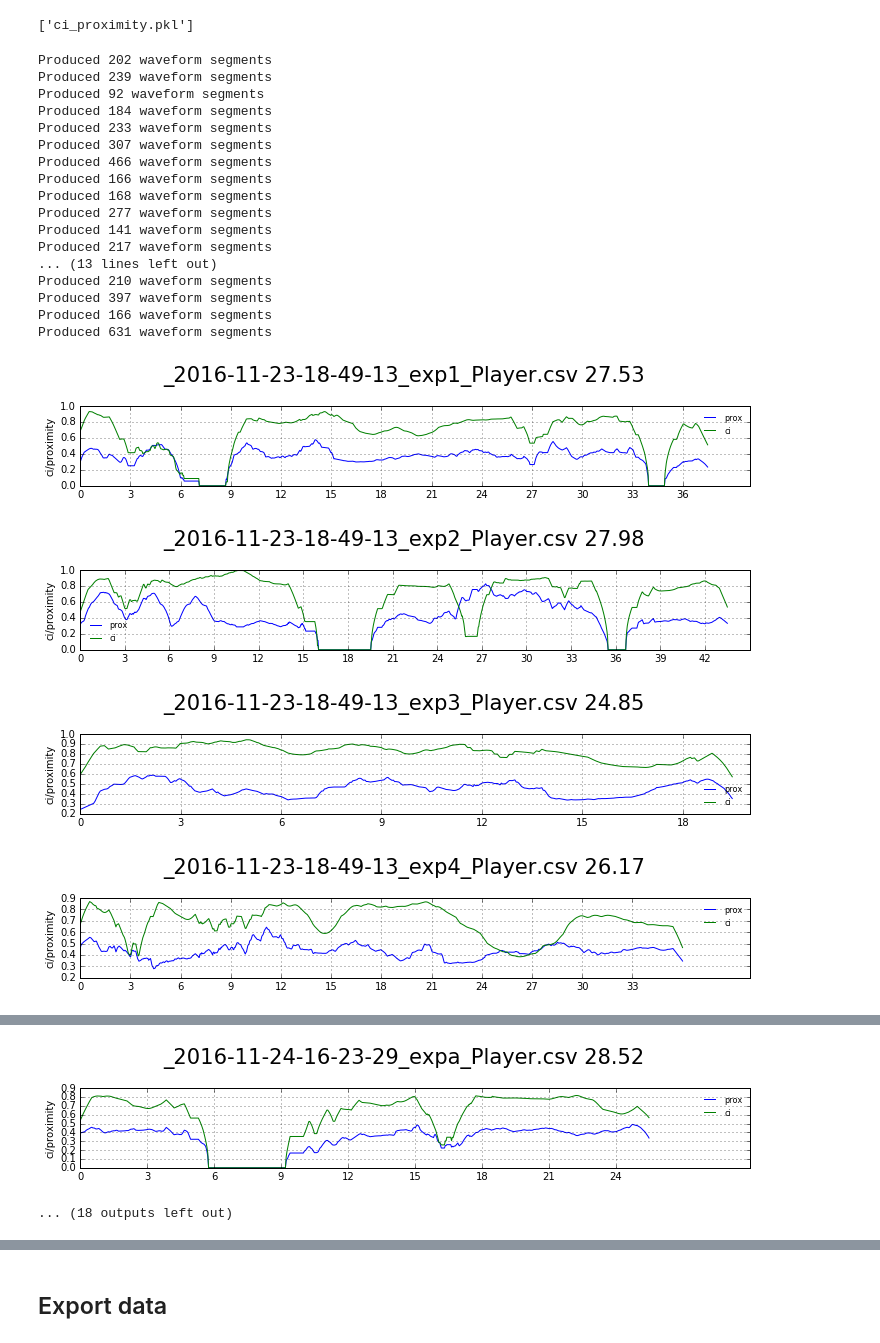
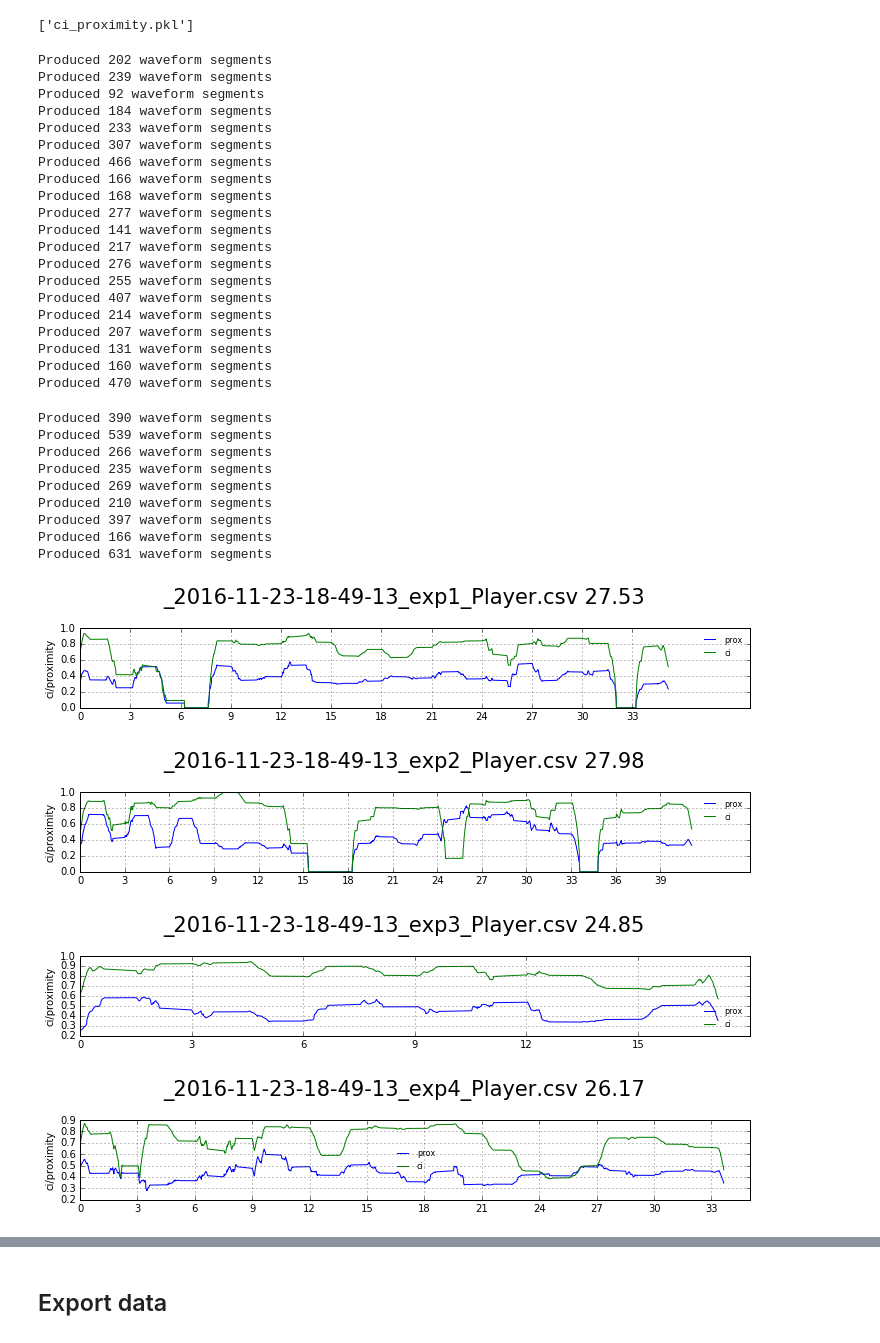
Before and after one commit to ewerlopes/phd_robogame, a Jupyter notebook: notebooks/distance_ci_analysis.ipynb, the cells around one changed output, grey strips where cells are left out. Drawn from its saved outputs; the diff is of its cells as text; code cells hidden in the pictures.

```diff
--- a/notebooks/distance_ci_analysis.ipynb
+++ b/notebooks/distance_ci_analysis.ipynb
@@ -266,7 +304,7 @@ file_frequences = pickle.load(filehandler)
 filehandler.close()
 
 ## Extracts energy features and deviation from the data
-def activita(df,freq):
+def activita(df,freq, time):
     result = []
 
     font = {'family': 'serif',
@@ -323,8 +361,8 @@ def activita(df,freq):
 
             comb_std.append(np.mean([proximity_std,ci_std]))
 
-        #
-        t  = np.linspace(0,N_samps*(1/Fs),N_samps) # N_samps*T (#samples x sample period) is the signal time.
+        t  = df['time'][f_number][0]
+        #t  = np.linspace(0,N_samps*(1/Fs),N_samps) # N_samps*T (#samples x sample period) is the signal time.
 
 
         #print (len(the_data_x)/4) -8
@@ -440,10 +478,13 @@ files_arm = getListOfFiles(arm_csv_dir, ".csv")
 #print ">> {} CSV Files found:\n".format(len(files_arm))
 #print json.dumps(files_arm)
 # %%
-proximity, ci, freq = processFiles(files,csv_dir)
+time_all = getTimeline(files,csv_dir)
+proximity, ci, freq, time = processFiles(files,csv_dir)
 # %%
 dic = {'ci'   :[c[0] for c in ci],
        'proximity'   :[p[0] for p in proximity],
        'file':[f[1] for f in ci],
-       'freq': freq}
-arm_df = pd.DataFrame(dic, columns=['ci','proximity','file', 'freq'])
+       'freq': freq,
+       'time': time
+      }
+arm_df = pd.DataFrame(dic, columns=['ci','proximity','file', 'freq','time'])
@@ -453,26 +496,38 @@ joblib.dump(arm_df, 'ci_proximity.pkl')
 # %% [output]
 ['ci_proximity.pkl']
 # %%
-res = activita(arm_df,freq)
+res = activita(arm_df,freq, time)
 # %% [output]
 Produced 202 waveform segments
 Produced 239 waveform segments
 Produced 92 waveform segments
 Produced 184 waveform segments
 Produced 233 waveform segments
 Produced 307 waveform segments
 Produced 466 waveform segments
 Produced 166 waveform segments
 Produced 168 waveform segments
 Produced 277 waveform segments
 Produced 141 waveform segments
 Produced 217 waveform segments
-... (13 lines left out)
-Produced 210 waveform segments
-Produced 397 waveform segments
-Produced 166 waveform segments
-Produced 631 waveform segments
+Produced 276 waveform segments
+Produced 255 waveform segments
+Produced 407 waveform segments
+Produced 214 waveform segments
+Produced 207 waveform segments
+Produced 131 waveform segments
+Produced 160 waveform segments
+Produced 470 waveform segments
+Produced 390 waveform segments
+Produced 539 waveform segments
+Produced 266 waveform segments
+Produced 235 waveform segments
+Produced 269 waveform segments
+Produced 210 waveform segments
+Produced 397 waveform segments
+Produced 166 waveform segments
+Produced 631 waveform segments
-[figure, old version]
+[figure, new version]
-[figure, old version]
+[figure, new version]
-[figure, old version]
+[figure, new version]
-[figure, old version]
+[figure, new version]
@@ -485,2 +539,0 @@ Produced 631 waveform segments
-[figure, removed]
-... (18 outputs left out)
```
Also changed, not shown: parts of 5 cells of this notebook, 4 other files.
